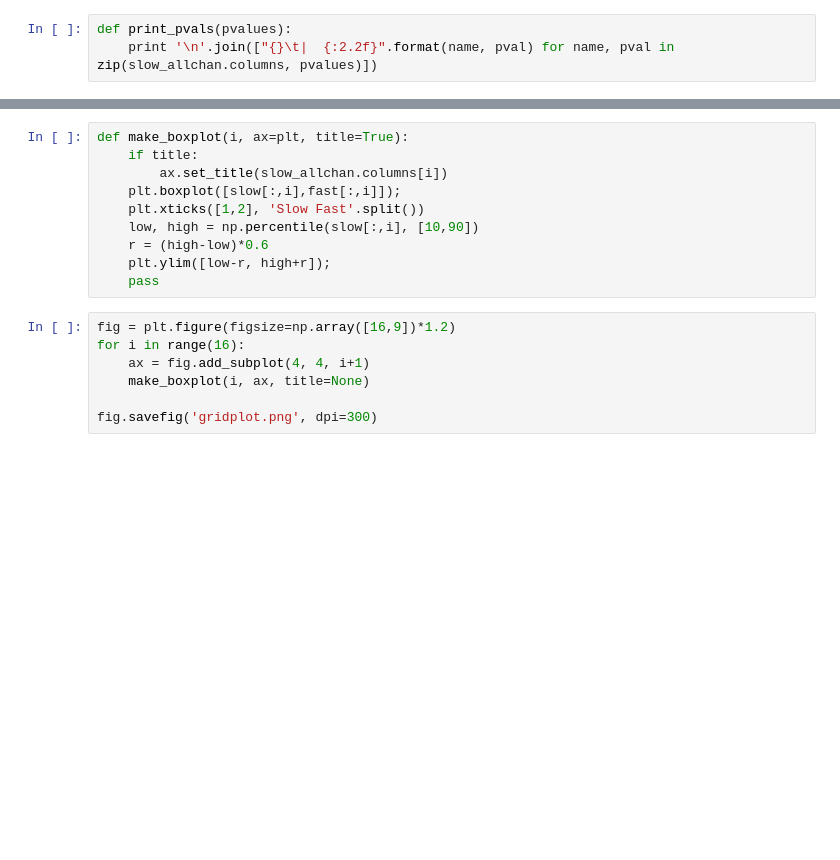
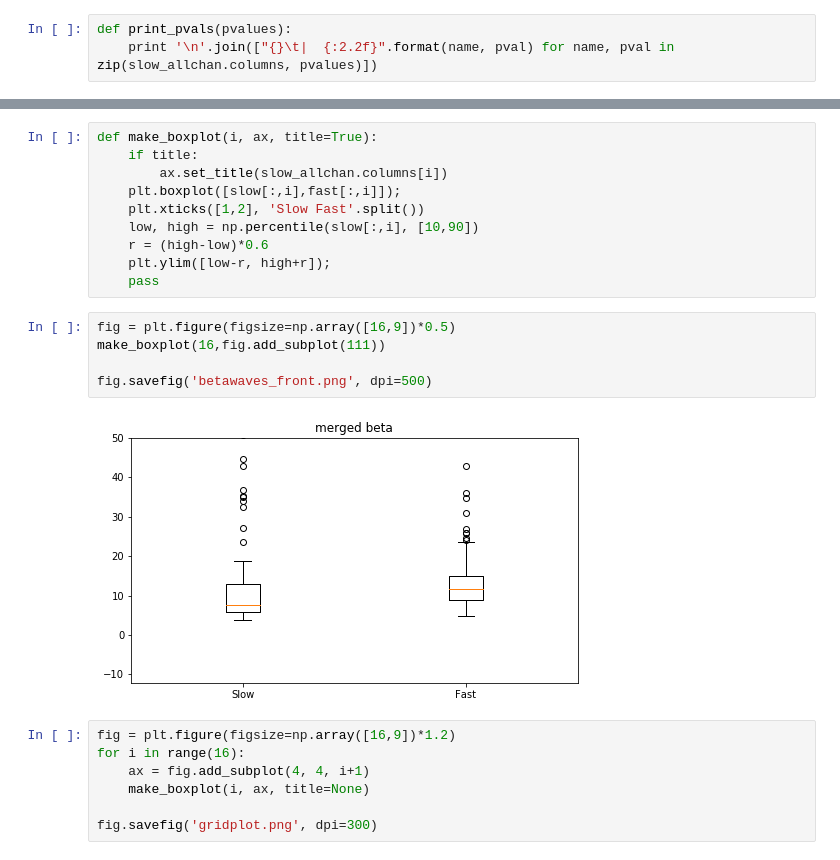
Before and after one commit to HALtheWise/neurotech-bmi, a Jupyter notebook: statistics.ipynb, the cells around one changed output, grey strips where cells are left out. Cells and saved outputs as stored; diff of their text form; blank space fills up the shorter version.

```diff
--- a/statistics.ipynb
+++ b/statistics.ipynb
@@ -88,5 +89,5 @@ TP10 delta      |  0.07
 # %%
-def make_boxplot(i, ax=plt, title=True):
+def make_boxplot(i, ax, title=True):
     if title:
         ax.set_title(slow_allchan.columns[i])
     plt.boxplot([slow[:,i],fast[:,i]]);
@@ -95,6 +96,13 @@ def make_boxplot(i, ax=plt, title=True):
     r = (high-low)*0.6
     plt.ylim([low-r, high+r]);
     pass
+# %%
+fig = plt.figure(figsize=np.array([16,9])*0.5)
+make_boxplot(16,fig.add_subplot(111))
+
+fig.savefig('betawaves_front.png', dpi=500)
+# %% [output]
+[figure, added]
 # %%
 fig = plt.figure(figsize=np.array([16,9])*1.2)
 for i in range(16):
```
Also changed, not shown: parts of 3 cells of this notebook, 4 other files.
